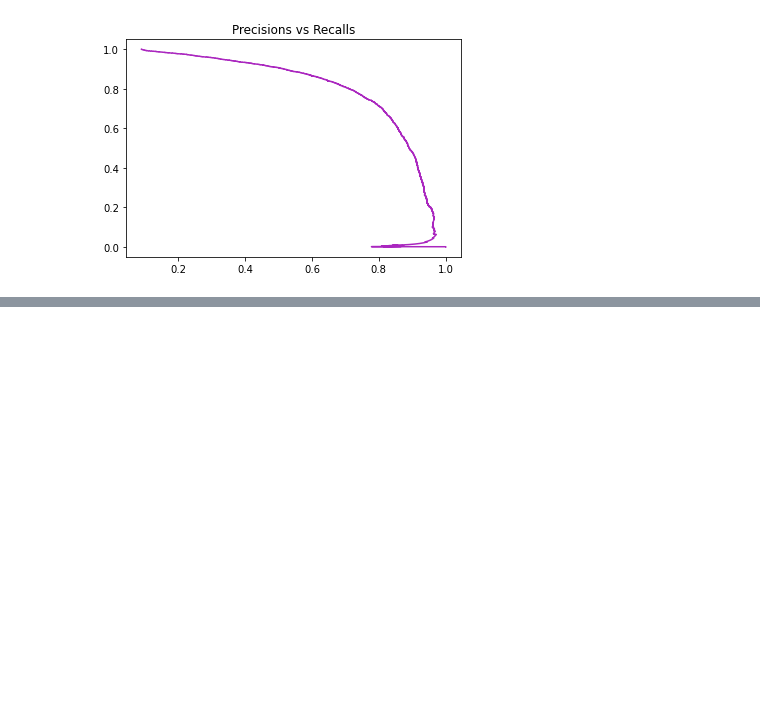
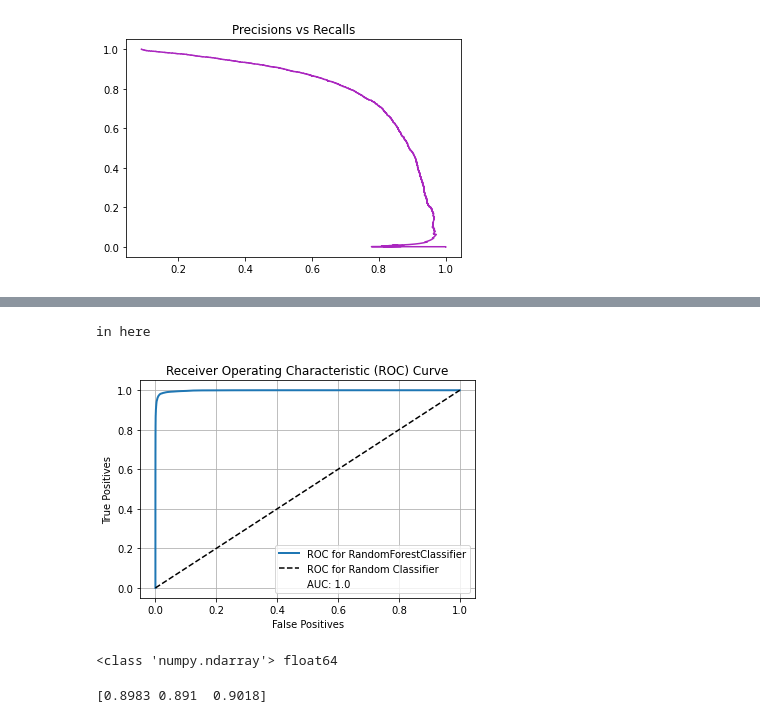
Before and after one commit to jfdev001/handson-ml, a Jupyter notebook: CH3/proj.ipynb, the cells around one changed output, grey strips where cells are left out. Drawn from its saved outputs; the diff is of its cells as text; code cells hidden in the pictures; blank space fills up the shorter version.

```diff
--- a/CH3/proj.ipynb
+++ b/CH3/proj.ipynb
@@ -189,0 +276,6 @@ fpr, tpr, thresholds = roc_curve(y_train_5, y_scores)
+# %%
+# RANDOM FOREST CLASSIFIER
+rf_clf = RandomForestClassifier(random_state=42)
+# %%
+# Probability prediction from RF
+y_probas_forest = cross_val_predict(rf_clf, X_train, y_train_5, cv=3, method="predict_proba")
@@ -189,0 +290,17 @@ fpr, tpr, thresholds = roc_curve(y_train_5, y_scores)
+# %%
+# Info to plot RF ROC (Receiver Operating Characteristic)
+y_scores_forest = y_probas_forest[ :, 1]
+fpr_rf, tpr_rf, thresholds_rf = roc_curve(y_train_5, y_scores_forest)
+# %%
+# Plot the curve
+rf_roc_fig = roc_plot(fpr_rf, tpr_rf, "RandomForestClassifier", y_train_5, y_scores_forest)
+# %% [output]
+in here
+[figure, added]
+# %%
+# Scale data
+print(type(X_train), X_train.dtype)
+std_scaler = StandardScaler()
+X_train_scaled = std_scaler.fit_transform(X_train)
+# %% [output]
+<class 'numpy.ndarray'> float64
@@ -189,0 +311,5 @@ fpr, tpr, thresholds = roc_curve(y_train_5, y_scores)
+# %%
+# Print scores for above cell
+print(scores)
+# %% [output]
+[0.8983 0.891  0.9018]
```
Also changed, not shown: parts of 33 cells of this notebook, 3 other files.
